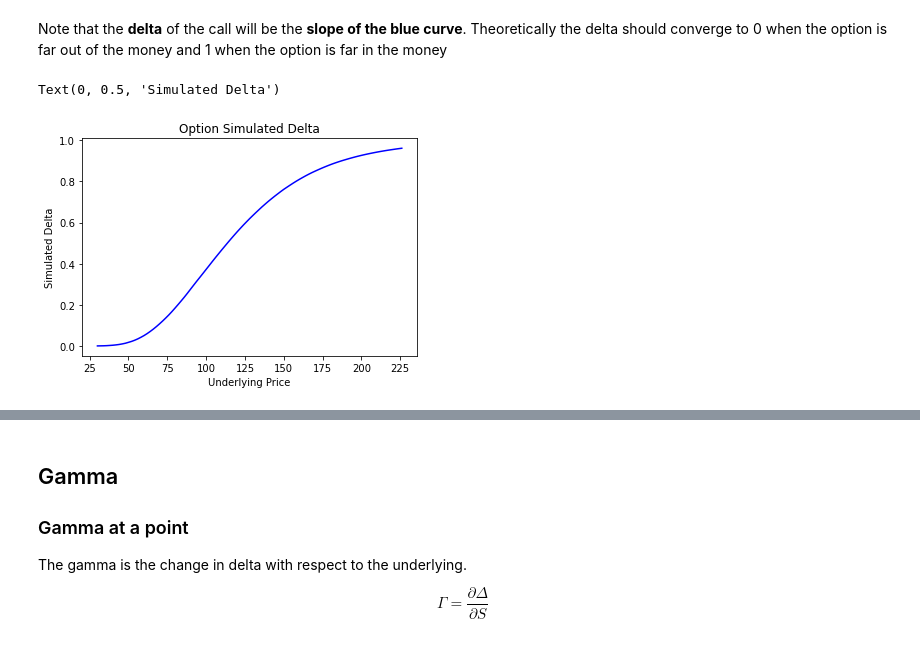
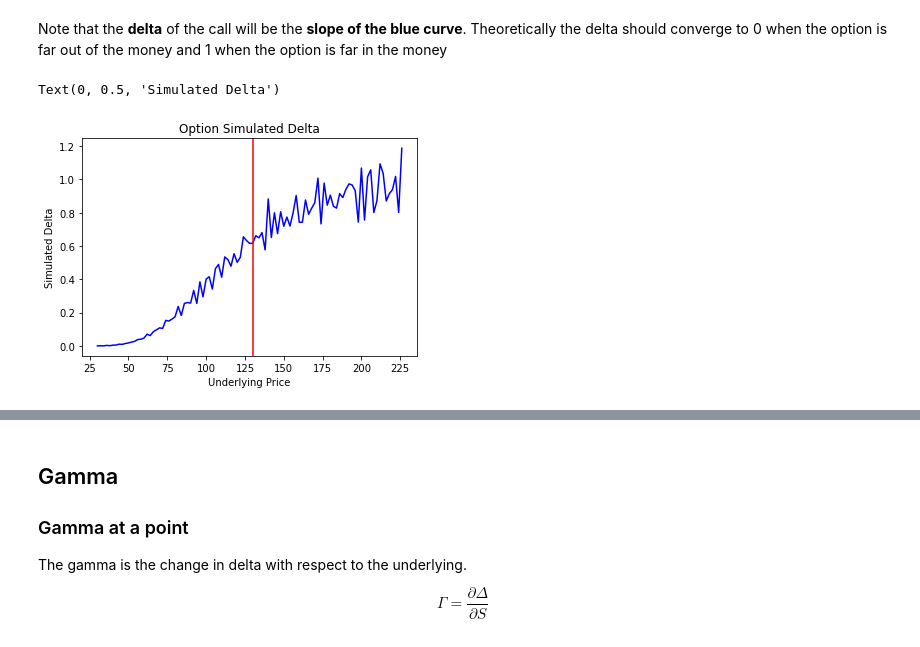
Before and after one commit to mrodek/ISYE6644-GRP236-OptionPricing, a Jupyter notebook: OptionsPricingSimulation.ipynb, the cells around one changed output, grey strips where cells are left out. Saved outputs shown, nothing was run; the diff lists cells and outputs as text; code cells hidden in the pictures.

Commit message:
Add crn parameter to most functions to allow variance reduction
The default for all functions will be crn=None, ie no variance reduction

```diff
--- a/OptionsPricingSimulation.ipynb
+++ b/OptionsPricingSimulation.ipynb
@@ -29,13 +26,18 @@ Y_CRN = np.random.normal(size=(m_crn,n_crn))
 # %%
-def bm(m=int(1e4),n=100, vectorize=True):
-    m=int(1e5)*3# TEMP
-    n=100 # TEMP
+def bm(m=int(1e4),n=100, crn=None, vectorize=True):
 
-    #Y = np.random.normal(size=(m,n)) #TEMP - needs to be reinstated
+    # Variance reduction using Common Random Numbers passed to the bm function.
+    # Used when calculating for instance option values as underlying or other input varies
+    # Not needed for simple demo of bm or gbm
+
+    if crn is not None:
+        m = crn.shape[0]
+        n = crn.shape[1]
+        Y = crn
+    else:
+        Y = np.random.normal(size=(m,n))
+
     W = np.zeros((m,n))
-
-    Y = Y_CRN
-
 
     if not vectorize:
         # (Keep W(0) <- 0)
@@ -74,11 +76,12 @@ $ S(t) = S(0)\exp\{(\mu-\frac{\sigma^2}{2})t + \sigma W(t)\} $
 # %%
 ### Set simulation constants and initialize m*n array
 
-def gbm(start_price=100, mu=0.05, sigma2 = 0.15, n=100, m=int(1e4), vectorize=True):
-    m=int(1e5)*3 #TEMP
-    n=100 #TEMP
+def gbm(start_price=100, mu=0.05, sigma2 = 0.15, n=100, m=int(1e4), crn=None, vectorize=True):
+    if crn is not None:
+        m = crn.shape[0]
+        n = crn.shape[1]
 
-    W = bm(m=m,n=n)
+    W = bm(m=m,n=n,crn=crn)
     S = np.zeros((m,n))
     S[:,0] = start_price
 
@@ -120,11 +123,12 @@ $Price = e^{-rT} E[(S(T)-k]^+$
 
 First lets calculate the $E[S(T)]$ by averaging over the last column of all the brownian motion runs above
 # %%
-def mc_eurocall(underlying=100, k=130, mu=0.05, sigma2=0.15, m=int(1e4), n=100, T=1, verbose=True):
-    m=int(1e5)*3 #TEMP
-    n=100 #TEMP
+def mc_eurocall(underlying=100, k=130, mu=0.05, sigma2=0.15, m=int(1e4), n=100, T=1, crn = None, verbose=True):
+    if crn is not None:
+        m = crn.shape[0]
+        n = crn.shape[1]
 
-    S = gbm(start_price=underlying, mu=mu, sigma2= sigma2, m=m, n=n)
+    S = gbm(start_price=underlying, mu=mu, sigma2= sigma2, m=m, n=n, crn=crn)
     payoff_col = round(T*n) - 1
 
     #Calculate the payout vector for all of the runs above
@@ -232,11 +239,12 @@ The Black-Scholes calculation of detla is 0.3614
 Note that this was very computationally intensive. We will now sacrifice some accuracy in our calculations to compute delta over a whole range of underlying prices
 # %%
 x_ = 100
-fair_price = np.zeros(x_)
+fair_price = np.zeros(x_) # Array of option prices to be computed as underlying varies
 print(f"Strike price {130}")
 offset = 30
+CRNs = None
 for i in range(0,2*x_,2):
-    fair_price[i//2] = mc_eurocall(underlying=offset+i, k=130, mu=0.05, sigma2=0.15, m=int(1e5)*3, n=100, verbose=False)
+    fair_price[i//2] = mc_eurocall(underlying=offset+i, k=130, mu=0.05, sigma2=0.15, m=int(1e5)*3, n=100, crn=CRNs, verbose=False)
     #print(f"underlying {offset + i}, fair_price {fair_price[i]}")
 # %% [output]
 Strike price 130
@@ -255,8 +263,9 @@ Note that the **delta** of the call will be the **slope of the blue curve**. The
 # %%
 plt.title("Option Simulated Delta")
 plt.plot([*range(30,230,2)[:-1]],(fair_price[1:] - fair_price[:-1])/2,color="blue")
+plt.axvline(K,color="red",label="Strike")
 plt.xlabel("Underlying Price")
 plt.ylabel("Simulated Delta")
 # %% [output]
 Text(0, 0.5, 'Simulated Delta')
-[figure, old version]
+[figure, new version]
```
Also changed, not shown: parts of 21 cells of this notebook.
